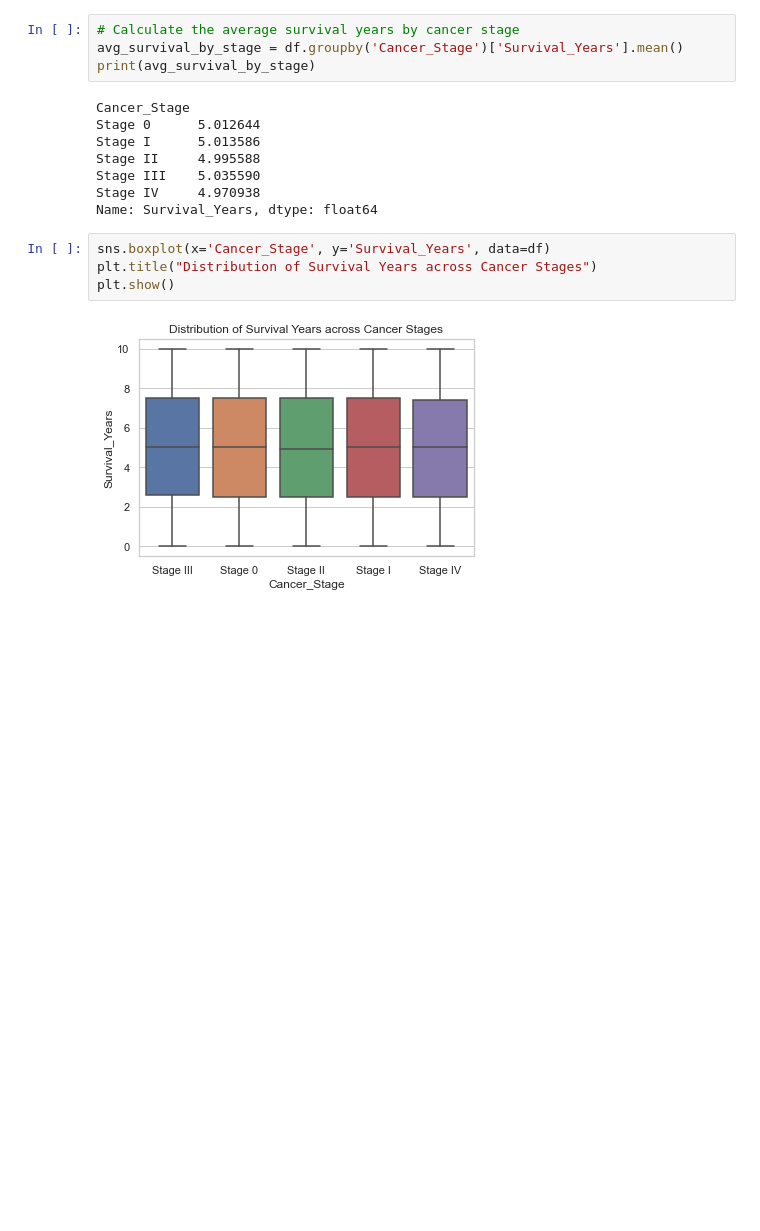
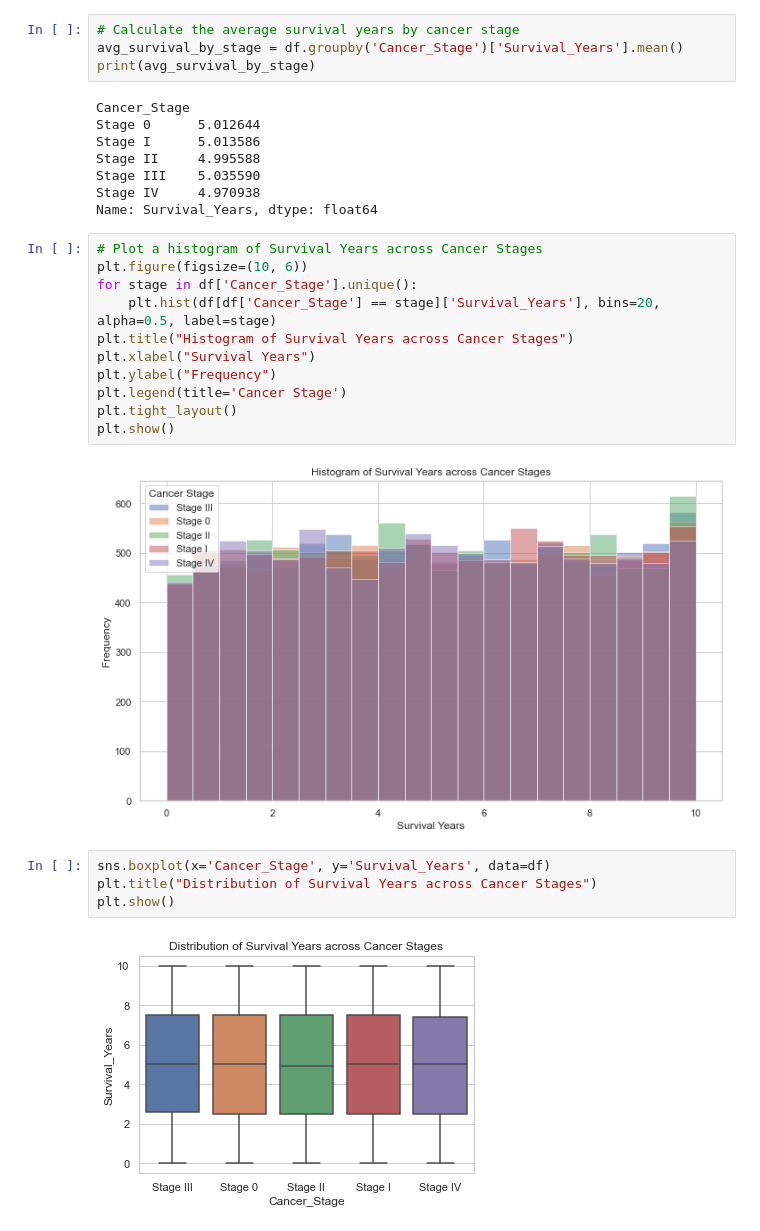
Before and after one commit to Lyster-01/phase3project, a Jupyter notebook: student.ipynb, the cells around one changed output. Saved outputs shown, nothing was run; the diff lists cells and outputs as text; blank space fills up the shorter version.

```diff
--- a/student.ipynb
+++ b/student.ipynb
@@ -293,6 +303,19 @@ Stage II     4.995588
 Stage III    5.035590
 Stage IV     4.970938
 Name: Survival_Years, dtype: float64
+# %%
+# Plot a histogram of Survival Years across Cancer Stages
+plt.figure(figsize=(10, 6))
+for stage in df['Cancer_Stage'].unique():
+    plt.hist(df[df['Cancer_Stage'] == stage]['Survival_Years'], bins=20, alpha=0.5, label=stage)
+plt.title("Histogram of Survival Years across Cancer Stages")
+plt.xlabel("Survival Years")
+plt.ylabel("Frequency")
+plt.legend(title='Cancer Stage')
+plt.tight_layout()
+plt.show()
+# %% [output]
+[figure, added]
 # %%
 sns.boxplot(x='Cancer_Stage', y='Survival_Years', data=df)
 plt.title("Distribution of Survival Years across Cancer Stages")
```
Also changed, not shown: parts of 11 cells of this notebook, 1 other file.
